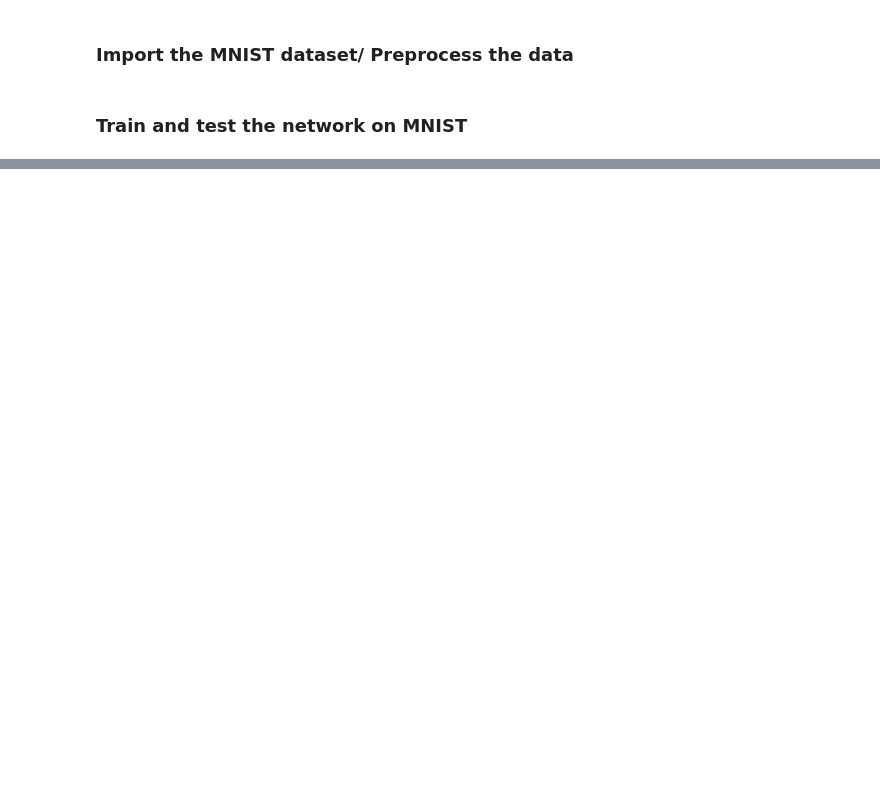
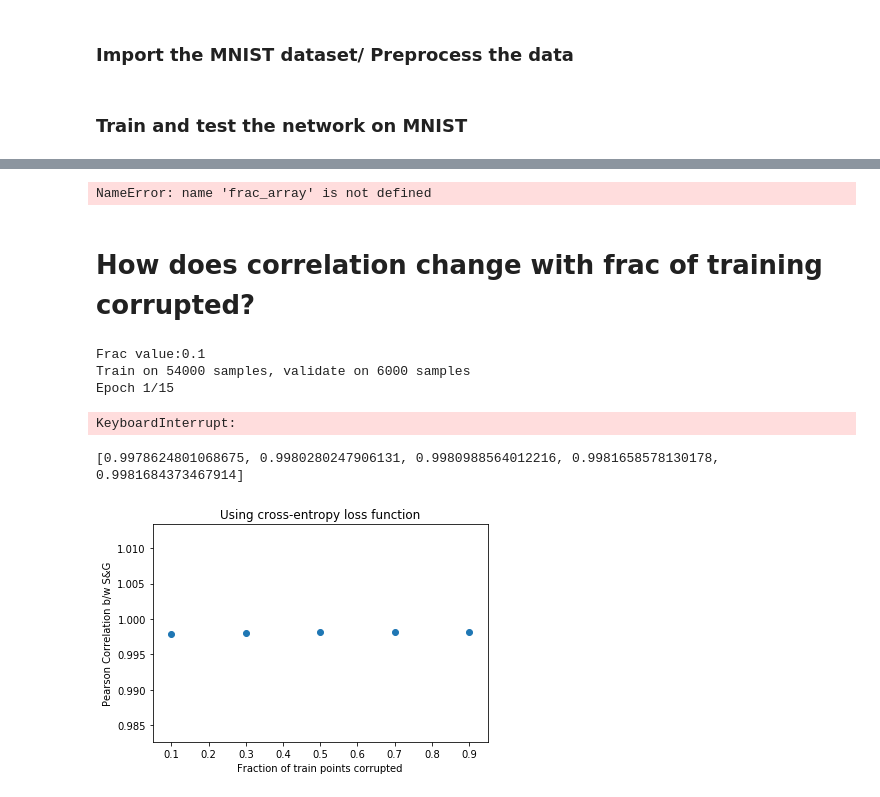
Before and after one commit to AdhyyanNarang/unify, a Jupyter notebook: scripts/Notebooks/corruption_expt.ipynb, the cells around one changed output, grey strips where cells are left out. Cells and saved outputs as stored; diff of their text form; code cells hidden in the pictures; blank space fills up the shorter version.

```diff
--- a/scripts/Notebooks/corruption_expt.ipynb
+++ b/scripts/Notebooks/corruption_expt.ipynb
@@ -184,0 +313,7 @@ plt.savefig('random_blackwhite_acc.png')
+# %%
+frac_array = np.arange(0.1, 1.0, 0.2)
+loss_corrupt_poison_lst, acc_corrupt_poison_lst = [], []
+for frac in frac_array:
+    loss_corrupt_poison, acc_corrupt_poison = train_and_report(x_train, y_train, x_test, y_test, corrupt_func = random_perturbation, frac = frac)
+    loss_corrupt_poison_lst.append(loss_corrupt_poison)
+    acc_corrupt_poison_lst.append(acc_corrupt_poison)
@@ -184,0 +338,8 @@ plt.savefig('random_blackwhite_acc.png')
+# %%
+plt.scatter(frac_array, acc_corrupt_poison_lst)
+plt.xlabel('Fraction of training set corrupted')
+plt.ylabel('Accuracy on benign of model trained on corrupted')
+# %% [output]
+NameError: name 'frac_array' is not defined
+# %% [markdown]
+# How does correlation change with frac of training corrupted?
@@ -184,0 +348,43 @@ plt.savefig('random_blackwhite_acc.png')
+# %%
+frac_array = np.arange(0.1, 1.0, 0.2)
+reg_array = [1e-5, 1e-4, 1e-3, 1e-2, 1e-1]
+
+loss_pearson = []
+acc_pearson = []
+sg_dict = {}
+
+
+for frac in frac_array:
+    loss_stab_proxy, loss_gen_proxy, acc_stab_proxy, acc_gen_proxy = [], [], [], []
+
+    for reg in reg_array:
+        x_loss, x_acc, y_loss, y_acc = compile_train_test(x_train, y_train, x_test, y_test, corrupt_func = gaussian_blurring, reg = reg, frac = frac)
+        loss_stab_proxy.append(x_loss)
+        acc_stab_proxy.append(x_acc)
+        loss_gen_proxy.append(y_loss)
+        acc_gen_proxy.append(y_acc)
+
+    sg_dict[frac] = (loss_stab_proxy, loss_gen_proxy)
+
+    loss_corr, _ = sp.stats.pearsonr(loss_stab_proxy, loss_gen_proxy)
+    acc_corr, _ = sp.stats.pearsonr(acc_stab_proxy, acc_gen_proxy)
+
+    loss_pearson.append(loss_corr)
+    acc_pearson.append(acc_corr)
+# %% [output]
+Frac value:0.1
+Train on 54000 samples, validate on 6000 samples
+Epoch 1/15
+KeyboardInterrupt:
+# %%
+print(loss_pearson)
+# %% [output]
+[0.9978624801068675, 0.9980280247906131, 0.9980988564012216, 0.9981658578130178, 0.9981684373467914]
+# %%
+plt.scatter(frac_array, loss_pearson)
+plt.xlabel('Fraction of train points corrupted')
+plt.ylabel('Pearson Correlation b/w S&G')
+plt.title('Using cross-entropy loss function')
+plt.savefig('./images/corr/loss_pearson.png')
+# %% [output]
+[figure, added]
```
Also changed, not shown: parts of 26 cells of this notebook, 42 other files.
